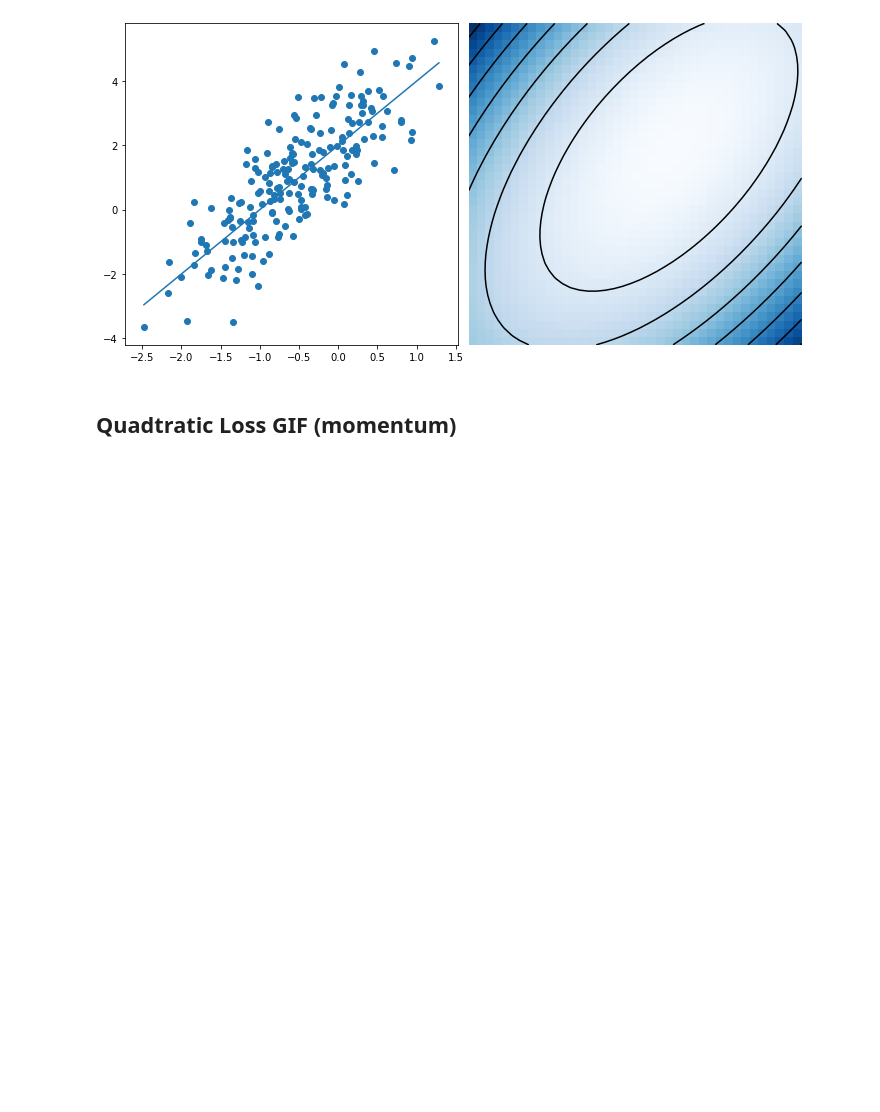
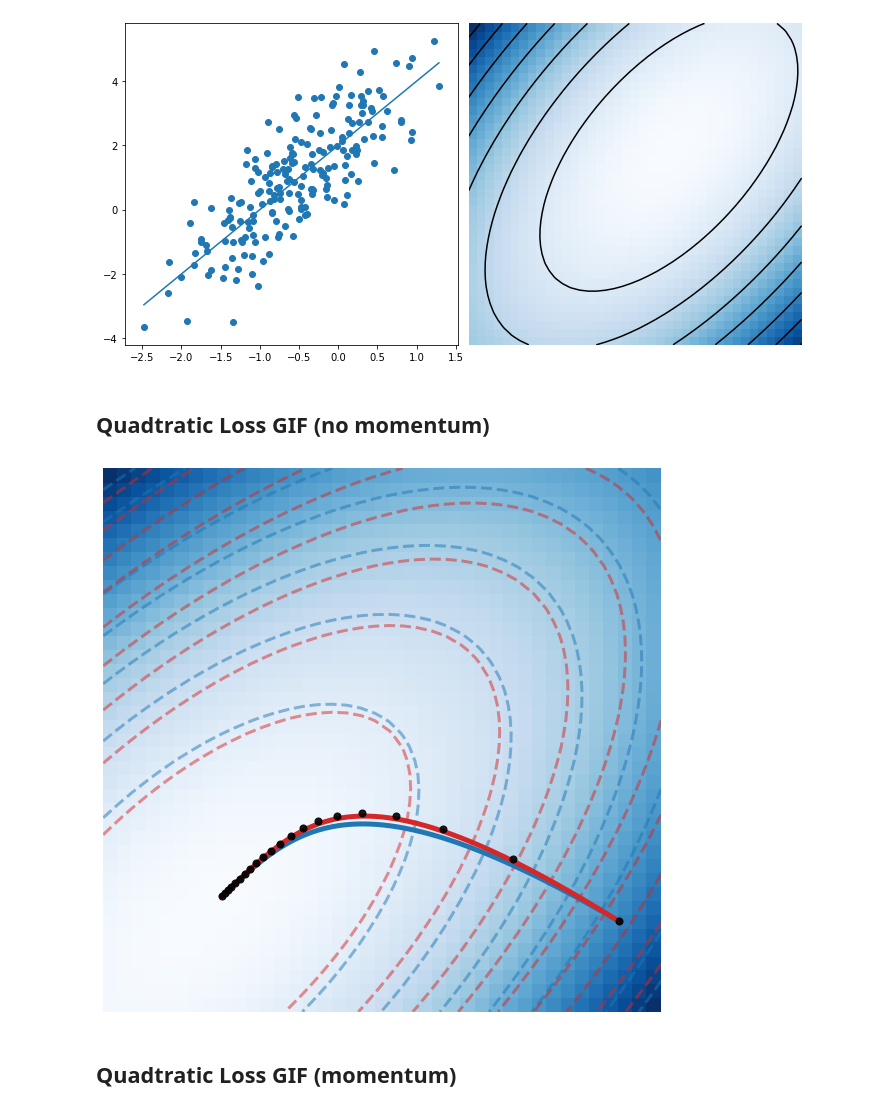
Before and after one commit to danielkunin/neural-mechanics, a Jupyter notebook: notebooks/theory.ipynb, the cells around one changed output. Cells and saved outputs as stored; diff of their text form; code cells hidden in the pictures; blank space fills up the shorter version.

```diff
--- a/notebooks/theory.ipynb
+++ b/notebooks/theory.ipynb
@@ -701,6 +701,77 @@ plt.tight_layout()
 # plt.savefig('modified-equation-quadtratic.pdf', format='pdf', bbox_inches='tight')
 # %% [output]
 [figure]
+# %% [markdown]
+## Quadtratic Loss GIF (no momentum)
+# %%
+import matplotlib.animation as animation
+
+Sigma = np.array([4,1])
+V = np.array([[-1,1],[1,1]])
+V_inv = np.linalg.inv(V)
+A = V_inv.dot(np.diag(Sigma)).dot(V)
+
+def gradient_flow(w10, w20, time, Sigma, V, V_inv):
+    W_0 = np.array([w10, w20])
+    w1 = [W_0[0]]
+    w2 = [W_0[1]]
+    for t in time:
+        scale = np.diag(np.exp(-Sigma * t))
+        W_t = V_inv.dot(scale.dot(V.dot(W_0)))
+        w1.append(W_t[0])
+        w2.append(W_t[1])
+    return w1, w2
+
+def gradient_descent(w10, w20, num_steps, eta, A):
+    w1 = [w10]
+    w2 = [w20]
+    for i in range(num_steps):
+        g1 = eta * (A[0,0] * w1[-1]  +  A[0,1] * w2[-1])
+        g2 = eta * (A[1,0] * w1[-1]  +  A[1,1] * w2[-1])
+        w1.append(w1[-1] - g1)
+        w2.append(w2[-1] - g2)
+    return w1, w2
+
+fig = plt.figure(figsize=(10,10))
+n = 1.1
+eta=0.1
+num_steps = 20
+w10 = 1
+w20 = 0
+
+ims = []
+for i in range(num_steps+1):
+    T = i * eta
+    time = np.linspace(0, T, 1000)
+    gf_1, gf_2 = gradient_flow(w10, w20, time, Sigma, V, V_inv)
+    gd_1, gd_2 = gradient_descent(w10, w20, i, eta, A)
+    ml_1, ml_2 = gradient_flow(w10, w20, time, Sigma * (1 + eta/2 * Sigma), V, V_inv)
+
+    gf = plt.plot(gf_1, gf_2, color=plt.cm.tab10(0), lw=5)
+    ml = plt.plot(ml_1, ml_2, color=plt.cm.tab10(3), lw=5)
+    gd = plt.scatter(gd_1, gd_2, color='k', alpha=0.9, zorder=100, s=50)
+
+    ims.append(gf + ml + [gd])
+
+
+plt.axis('off')
+
+W1, W2 = np.meshgrid(np.linspace(-n/5, n, 40), np.linspace(-n/5, n, 40))
+Z = 0.5 * (A[0,0] * W1**2 + (A[0,1] + A[1,0])*W1*W2 + A[1,1] * W2**2)
+AM = A + eta / 2 * np.matmul(A.T, A)
+ZM = 0.5 * (AM[0,0] * W1**2 + (AM[0,1] + AM[1,0])*W1*W2 + AM[1,1] * W2**2)
+plt.contour(W1, W2, Z, levels=np.linspace(0, 2, 10), colors=[plt.cm.tab10(0)], alpha=0.5, linestyles='dashed', linewidths=3)
+plt.contour(W1, W2, ZM, levels=np.linspace(0, 2, 10), colors=[plt.cm.tab10(3)], alpha=0.5, linestyles='dashed', linewidths=3)
+plt.pcolormesh(W1, W2, Z, cmap='Blues')
+
+ani = animation.ArtistAnimation(fig, ims, interval=100, blit=True,
+                                repeat_delay=500)
+
+ani.save("modified-loss.gif", writer='imagemagick')
+
+plt.show()
+# %% [output]
+[figure, added]
 # %% [markdown]
 ## Quadtratic Loss GIF (momentum)
 # %%
```
Also changed, not shown: parts of 2 cells of this notebook.
